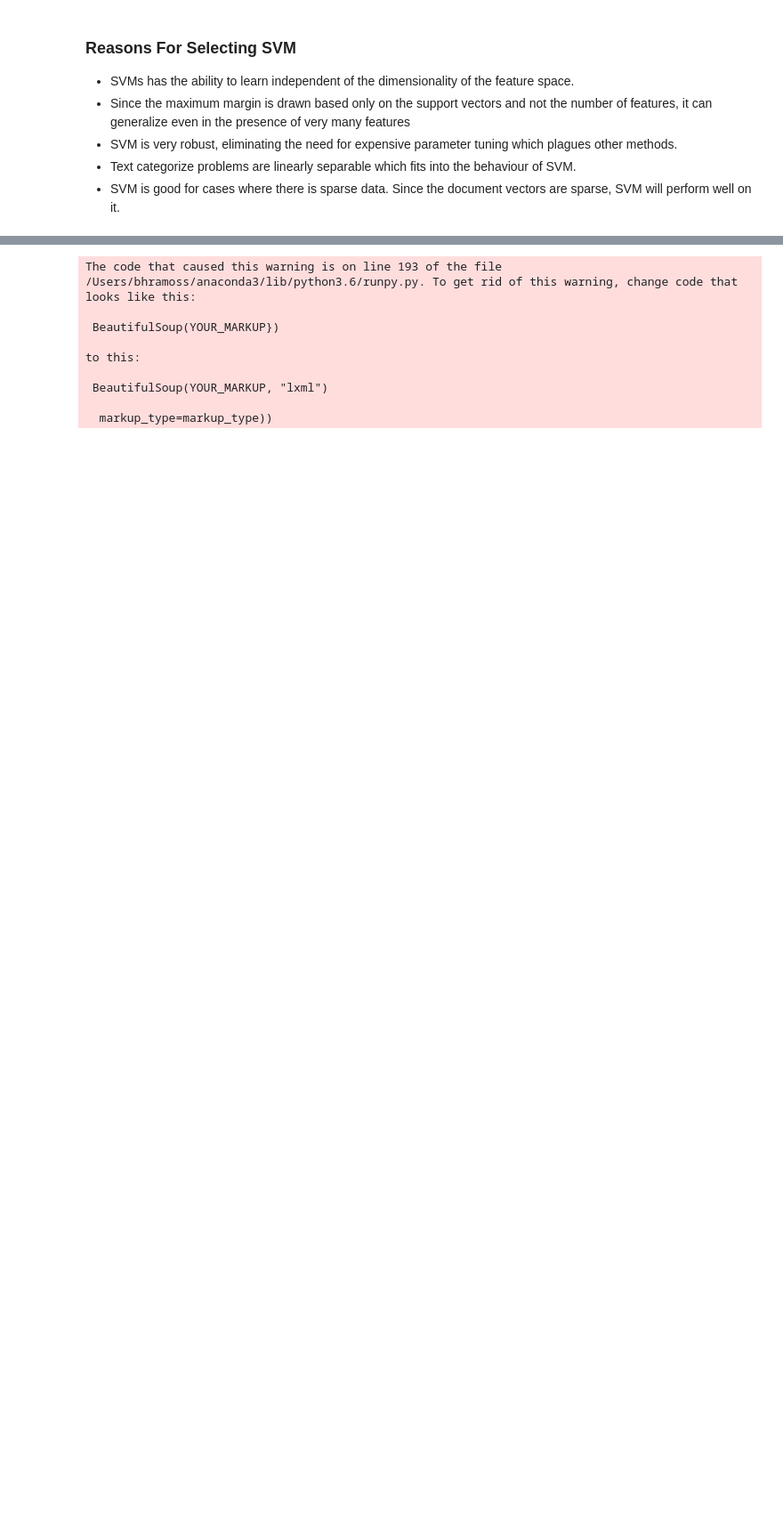
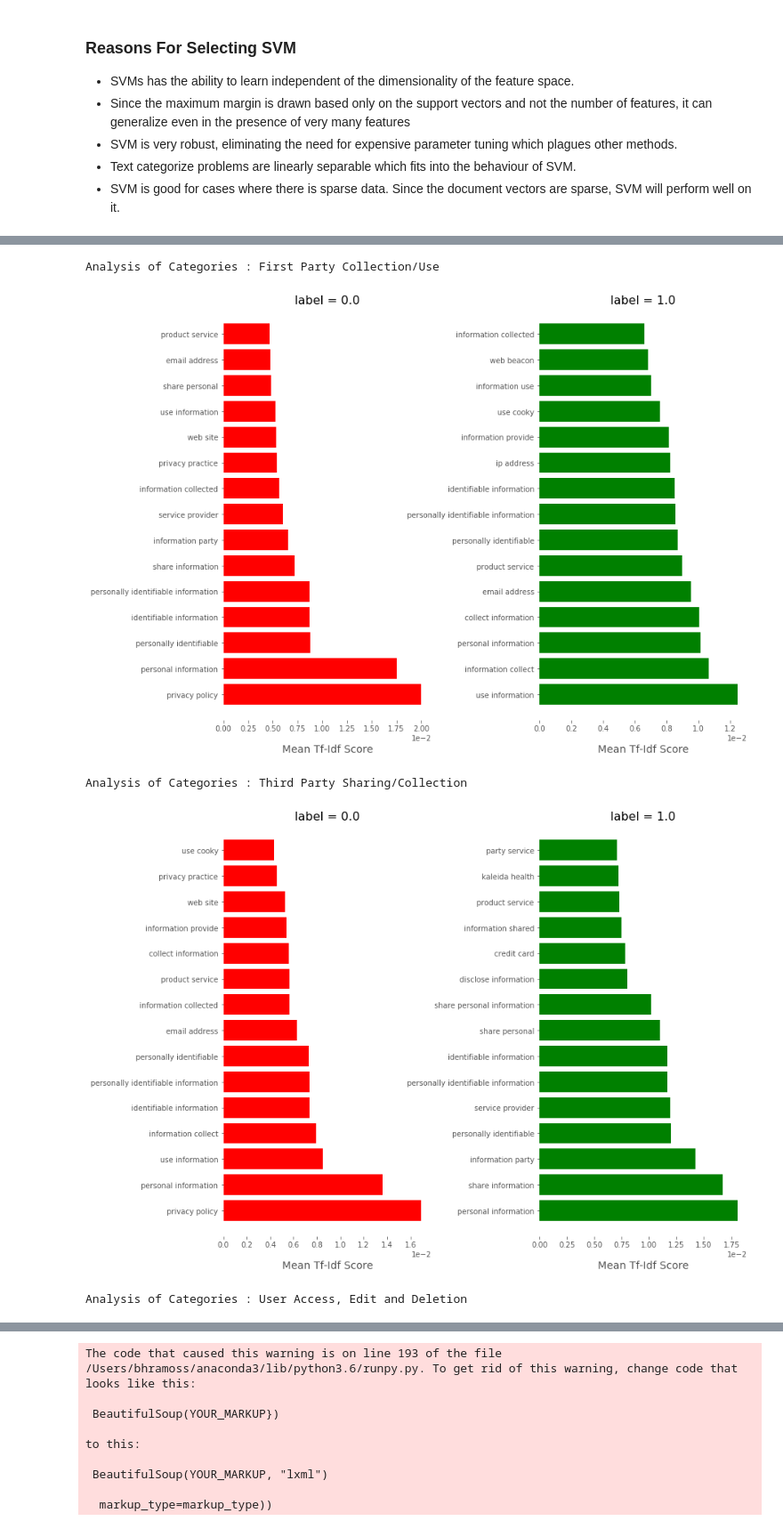
Before and after one commit to bhramoss/MineB4USign, a Jupyter notebook: Project.ipynb, the cells around one changed output, grey strips where cells are left out. Shown at 89% size. Drawn from its saved outputs; the diff is of its cells as text; code cells hidden in the pictures; blank space fills up the shorter version.

```diff
--- a/Project.ipynb
+++ b/Project.ipynb
@@ -839,0 +847,59 @@ sub_category_model, sub_category_vectorizer=build_sub_categories_models(all_df_s
+# %%
+"""
+Analysis of TFIDF Features
+
+Args:
+    confusion_matrix (numpy matrix) : Confusion Matrix
+Returns:
+    measures (dict) : A dictionary of scores on various metrics
+"""
+features = {}
+for cat in categories:
+    features[cat] = vectorizer_dict[cat].get_feature_names()
+
+def top_tfidf_feats(row, features, top_n=25):
+    ''' Get top n tfidf values in row and return them with their corresponding feature names.'''
+    topn_ids = np.argsort(row)[::-1][:top_n]
+    top_feats = [(features[i], row[i]) for i in topn_ids]
+    df = pd.DataFrame(top_feats)
+    df.columns = ['feature', 'tfidf']
+    return df
+
+def top_mean_feats(Xtr, features, grp_ids=None, min_tfidf=0.1, top_n=25):
+    ''' Return the top n features that on average are most important amongst documents in rows
+        indentified by indices in grp_ids. '''
+    if grp_ids:
+        D = Xtr[grp_ids].toarray()
+    else:
+        D = Xtr.toarray()
+
+    D[D < min_tfidf] = 0
+    tfidf_means = np.mean(D, axis=0)
+    return top_tfidf_feats(tfidf_means, features, top_n)
+
+def top_feats_by_class(Xtr, y, features, min_tfidf=0.1, top_n=25):
+    ''' Return a list of dfs, where each df holds top_n features and their mean tfidf value
+        calculated across documents with the same class label. '''
+    dfs = []
+    labels = np.unique(y)
+    for label in labels:
+        ids = np.where(y==label)
+        feats_df = top_mean_feats(Xtr, features, ids, min_tfidf=min_tfidf, top_n=top_n)
+        feats_df.label = label
+        dfs.append(feats_df)
+    return dfs
+
+show = ['First Party Collection/Use', 'Third Party Sharing/Collection','User Access, Edit and Deletion']
+
+
+for cat in categories:
+    if cat in show:
+        dfs = top_feats_by_class(cat_TFIDF[cat], cat_labels[cat], features[cat], min_tfidf=0.1, top_n=15)
+        print("Analysis of Categories :", cat)
+        plot_tfidf_classfeats_h(dfs)
+# %% [output]
+Analysis of Categories : First Party Collection/Use
+[figure, added]
+Analysis of Categories : Third Party Sharing/Collection
+[figure, added]
+Analysis of Categories : User Access, Edit and Deletion
```
Also changed, not shown: parts of 21 cells of this notebook, 1 other file.
